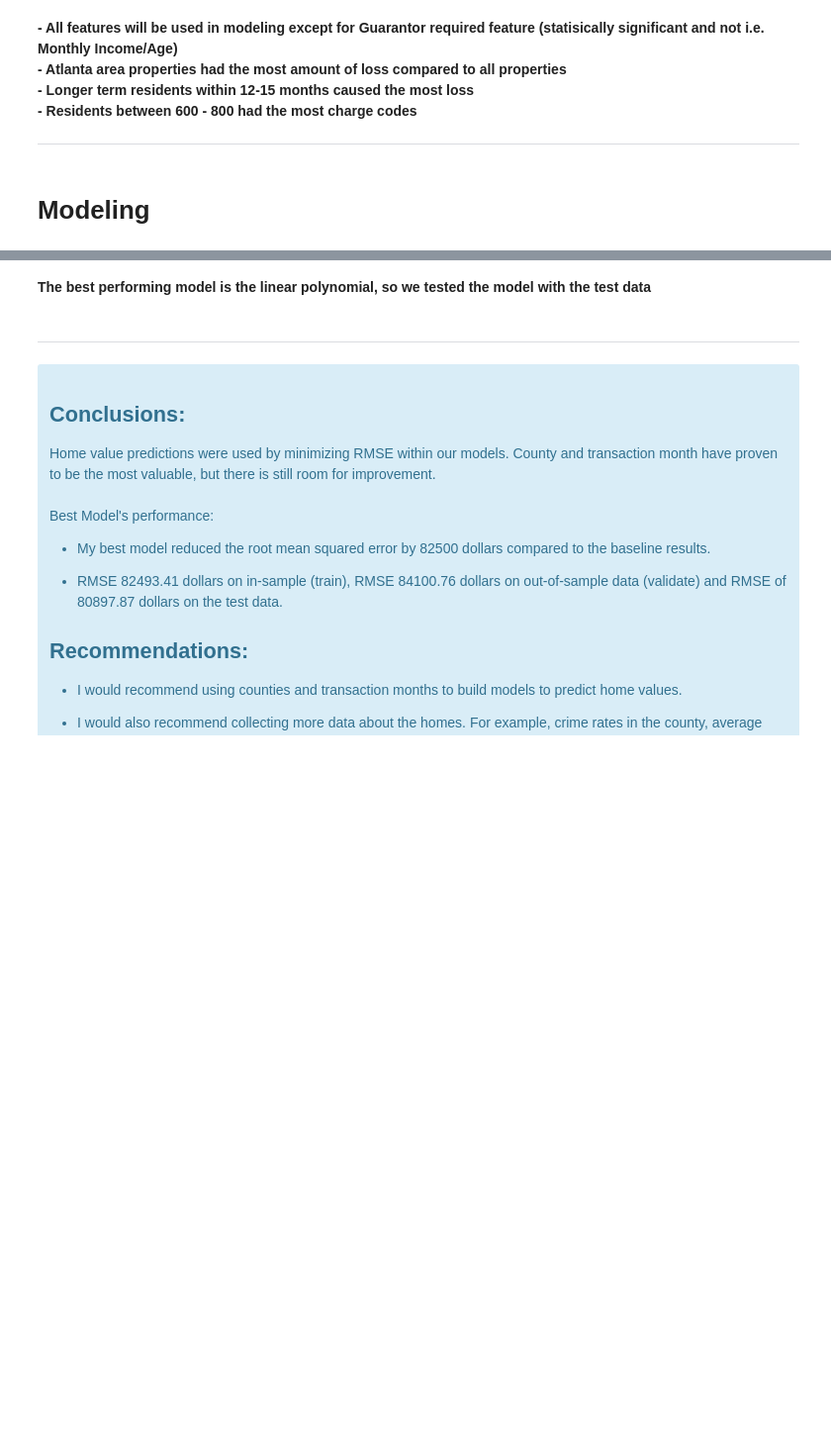
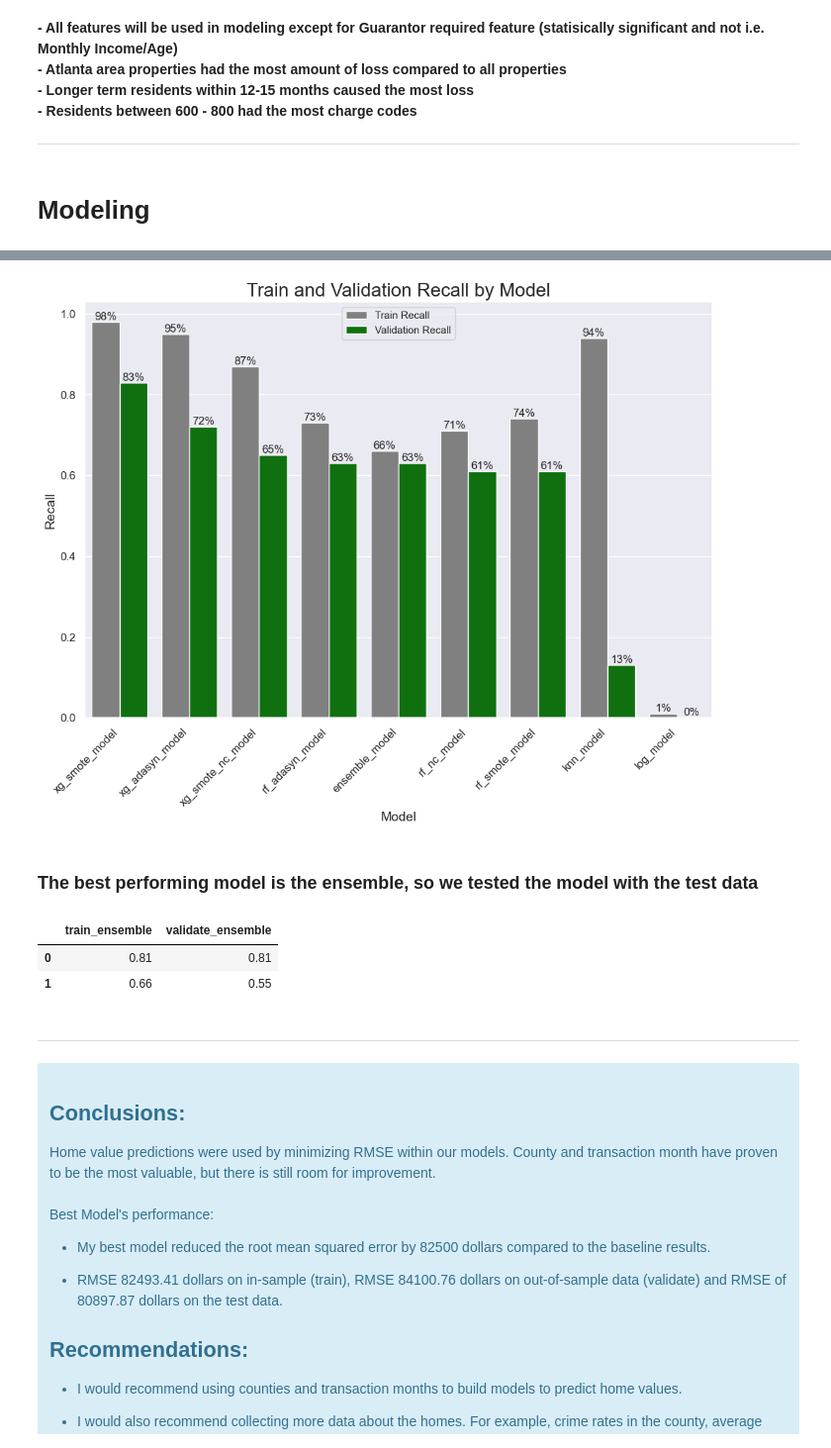
Before and after one commit to Project-DANE/DANE, a Jupyter notebook: final_notebook.ipynb, the cells around one changed output, grey strips where cells are left out. Shown at 99% size. Drawn from its saved outputs; the diff is of its cells as text; code cells hidden in the pictures; blank space fills up the shorter version.

```diff
--- a/final_notebook.ipynb
+++ b/final_notebook.ipynb
@@ -384,6 +394,3 @@ NameError: name 'm' is not defined
 # %%
-# looking at one line of data in our scaled data
-train_scaled.head(1)
+# spliting our dat into subsets to model
+train, validate, test, y_train, y_val, y_test, train_scaled, val_scaled, test_scaled = w.model_prep(df)
-# %%
-# calling a function I wrote in my modeling.py to split my data in to X/y train, validate, test
-X_train, y_train, X_validate,y_validate, X_test, y_test = m.splitting_subsets(train, train_scaled, validate_scaled, test_scaled)
@@ -399,0 +433,2 @@ m.best_models(X_train, y_train, X_validate, y_validate)
+# %%
+df= m.comparing_models(train, train_scaled, y_train, val_scaled, y_val)
@@ -400,8 +453,16 @@ m.best_models(X_train, y_train, X_validate, y_validate)
+# %%
+m.models(df)
+# %% [output]
+[figure, added]
 # %% [markdown]
-**The best performing model is the linear polynomial, so we tested the model with the test data**
+### **The best performing model is the ensemble, so we tested the model with the test data**
 # %%
 # this is the best model and ran the test data on it
-m.best_model(X_train, y_train, X_validate, y_validate, X_test, y_test)
+m.ensemble(train_scaled, y_train, test_scaled, y_test)
+# %% [output]
+|  | train_ensemble | validate_ensemble |
+| 0 | 0.81 | 0.81 |
+| 1 | 0.66 | 0.55 |
 # %% [markdown]
 ------
 # %% [markdown]
```
Also changed, not shown: parts of 20 cells of this notebook, 2 other files.
